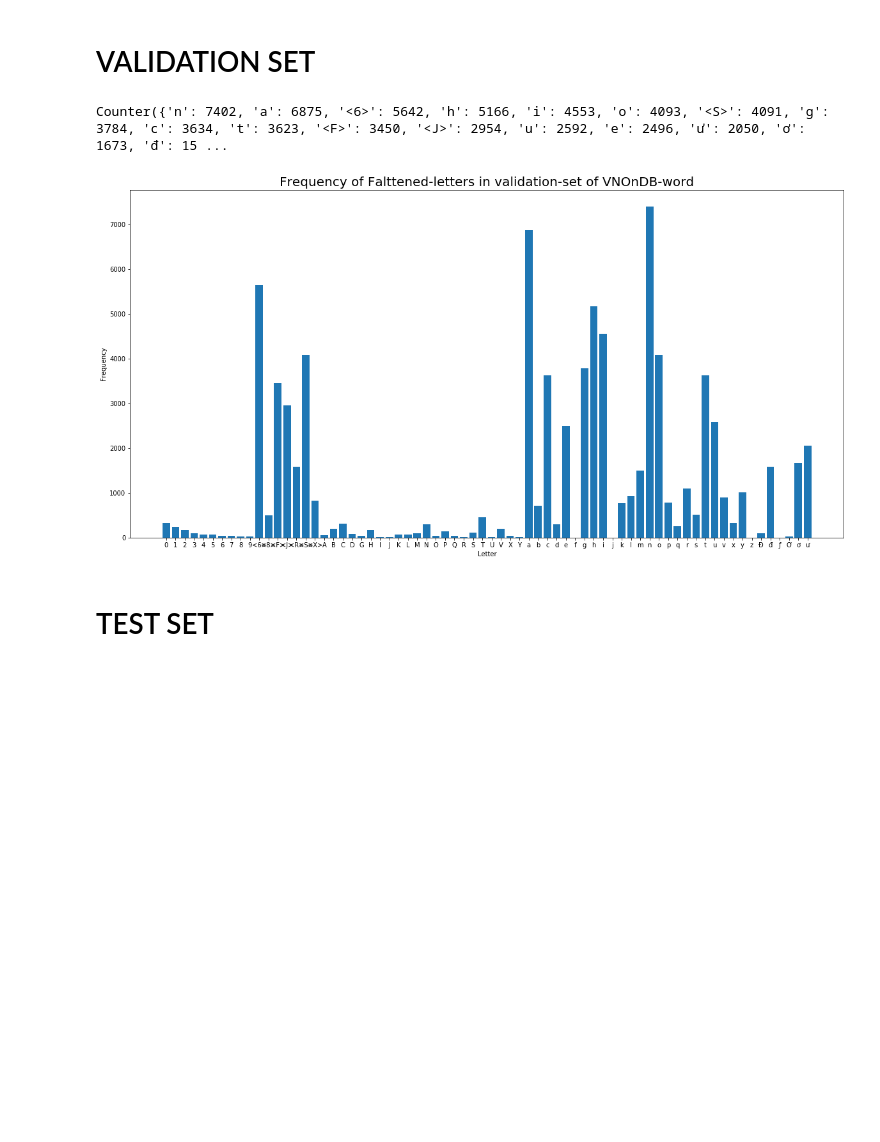
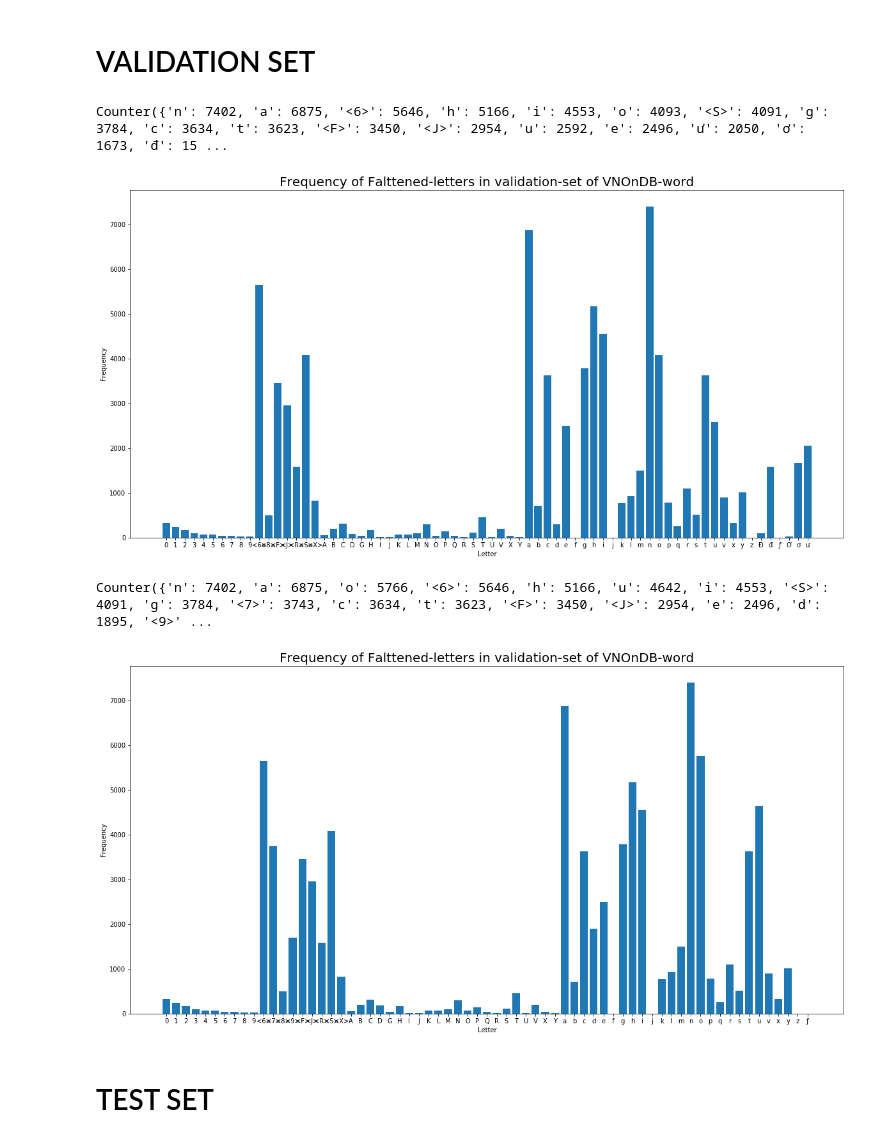
Before and after one commit to VinhLoiIT/vietnamese-htr, a Jupyter notebook: stat/flatten_label.ipynb, the cells around one changed output. Cells and saved outputs as stored; diff of their text form; code cells hidden in the pictures; blank space fills up the shorter version.

```diff
--- a/stat/flatten_label.ipynb
+++ b/stat/flatten_label.ipynb
@@ -155,12 +218,19 @@ Counter({'n': 26064, 'a': 25679, '<6>': 19828, 'h': 19102, 'i': 16361, '<S>': 14
 # %% [markdown]
 # VALIDATION SET
 # %%
-val_letters_cnt = get_letters_count('../data/VNOnDB/validation_word.csv')
+val_letters_cnt = get_letters_count(flattening_1, '../data/VNOnDB/validation_word.csv')
 print(val_letters_cnt)
-plot_bar(val_letters_cnt, 'Frequency of Falttened-letters in validation-set of VNOnDB-word', 'word_validation/val_flattened_letter_frequency.jpg')
+plot_bar(val_letters_cnt, 'Frequency of Falttened-letters in validation-set of VNOnDB-word', 'word_validation/val_flattened_1_letter_frequency.jpg')
 # %% [output]
-Counter({'n': 7402, 'a': 6875, '<6>': 5642, 'h': 5166, 'i': 4553, 'o': 4093, '<S>': 4091, 'g': 3784, 'c': 3634, 't': 3623, '<F>': 3450, '<J>': 2954, 'u': 2592, 'e': 2496, 'ư': 2050, 'ơ': 1673, 'đ': 15 ...
+Counter({'n': 7402, 'a': 6875, '<6>': 5646, 'h': 5166, 'i': 4553, 'o': 4093, '<S>': 4091, 'g': 3784, 'c': 3634, 't': 3623, '<F>': 3450, '<J>': 2954, 'u': 2592, 'e': 2496, 'ư': 2050, 'ơ': 1673, 'đ': 15 ...
 [figure]
+# %%
+val_letters_cnt = get_letters_count(flattening_2, '../data/VNOnDB/validation_word.csv')
+print(val_letters_cnt)
+plot_bar(val_letters_cnt, 'Frequency of Falttened-letters in validation-set of VNOnDB-word', 'word_validation/val_flattened_2_letter_frequency.jpg')
+# %% [output]
+Counter({'n': 7402, 'a': 6875, 'o': 5766, '<6>': 5646, 'h': 5166, 'u': 4642, 'i': 4553, '<S>': 4091, 'g': 3784, '<7>': 3743, 'c': 3634, 't': 3623, '<F>': 3450, '<J>': 2954, 'e': 2496, 'd': 1895, '<9>' ...
+[figure, added]
 # %% [markdown]
 # TEST SET
 # %%
```
Also changed, not shown: parts of 12 cells of this notebook, 30 other files.
